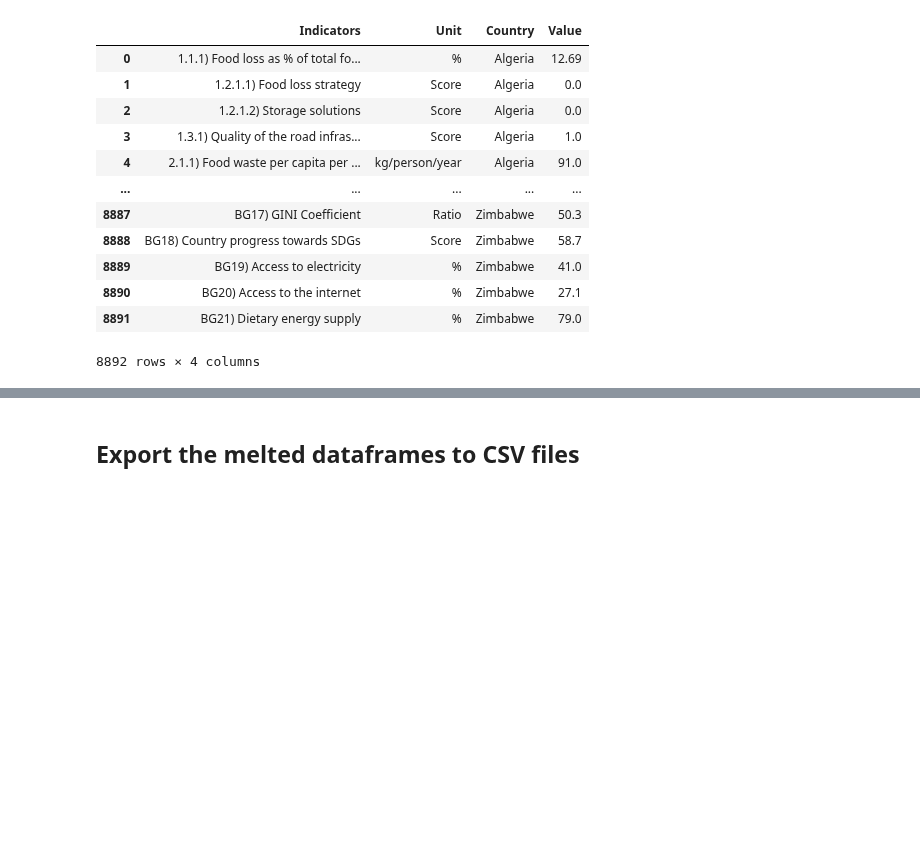
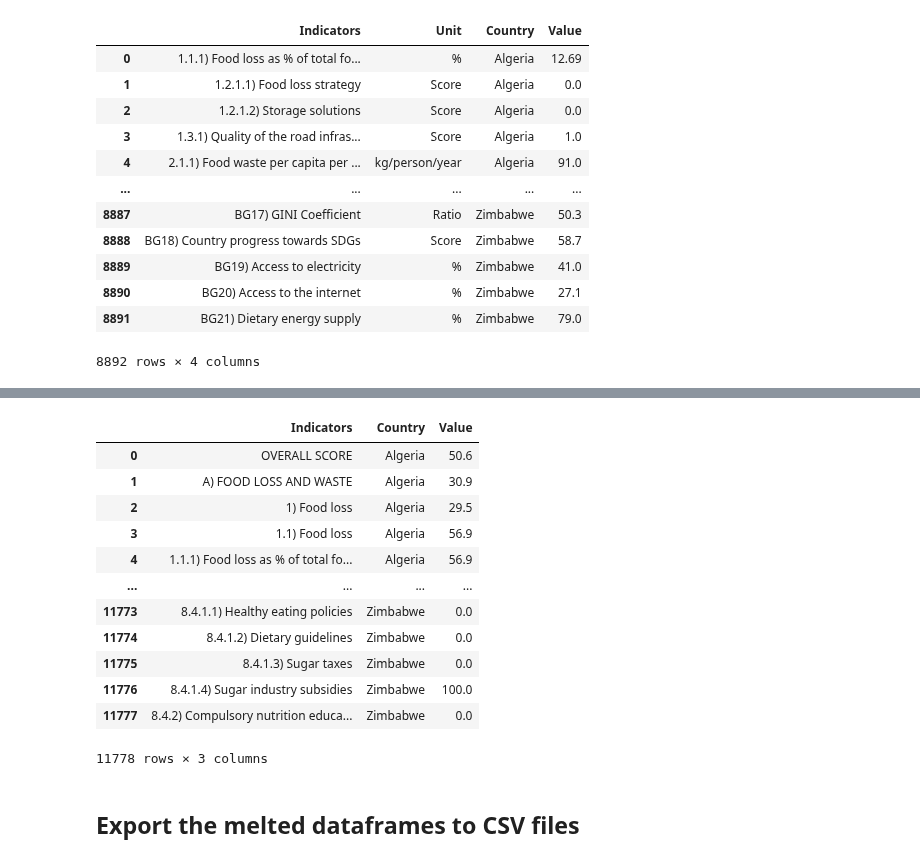
Before and after one commit to Azvier/asean-food-waste-sustainability, a Jupyter notebook: notebooks/data_processing.ipynb, the cells around one changed output, grey strips where cells are left out. Cells and saved outputs as stored; diff of their text form; code cells hidden in the pictures; blank space fills up the shorter version.

```diff
--- a/notebooks/data_processing.ipynb
+++ b/notebooks/data_processing.ipynb
@@ -134,3 +184,19 @@ fsi_data_melted
+# %%
+fsi_score_melted
+# %% [output]
+|  | Indicators | Country | Value |
+| 0 | OVERALL SCORE | Algeria | 50.6 |
+| 1 | A) FOOD LOSS AND WASTE | Algeria | 30.9 |
+| 2 | 1) Food loss | Algeria | 29.5 |
+| 3 | 1.1) Food loss | Algeria | 56.9 |
+| 4 | 1.1.1) Food loss as % of total fo... | Algeria | 56.9 |
+| ... | ... | ... | ... |
+| 11773 | 8.4.1.1) Healthy eating policies | Zimbabwe | 0.0 |
+| 11774 | 8.4.1.2) Dietary guidelines | Zimbabwe | 0.0 |
+| 11775 | 8.4.1.3) Sugar taxes | Zimbabwe | 0.0 |
+| 11776 | 8.4.1.4) Sugar industry subsidies | Zimbabwe | 100.0 |
+| 11777 | 8.4.2) Compulsory nutrition educa... | Zimbabwe | 0.0 |
+11778 rows × 3 columns
 # %% [markdown]
 ## Export the melted dataframes to CSV files
 # %%
```
Also changed, not shown: parts of 6 cells of this notebook.
